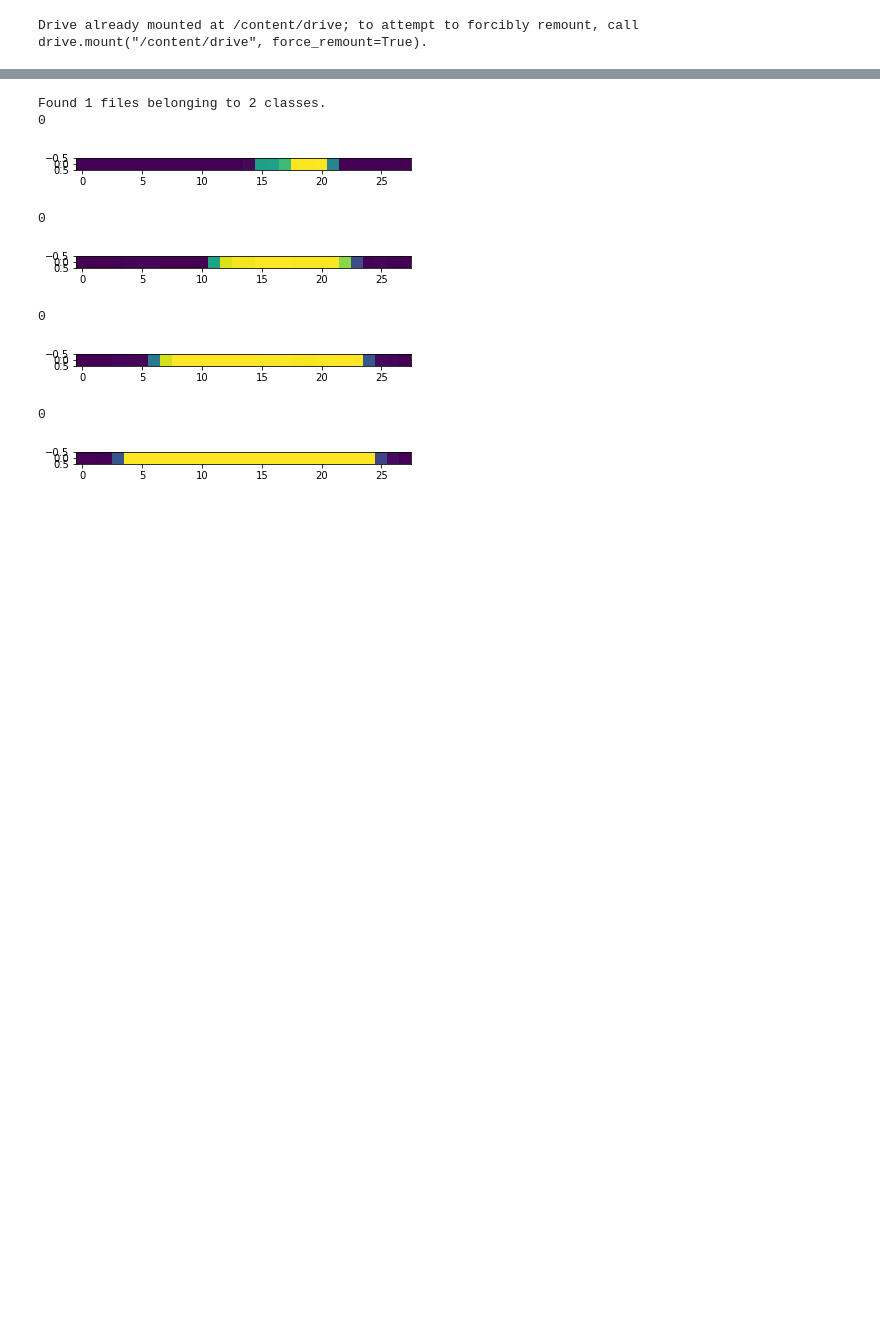
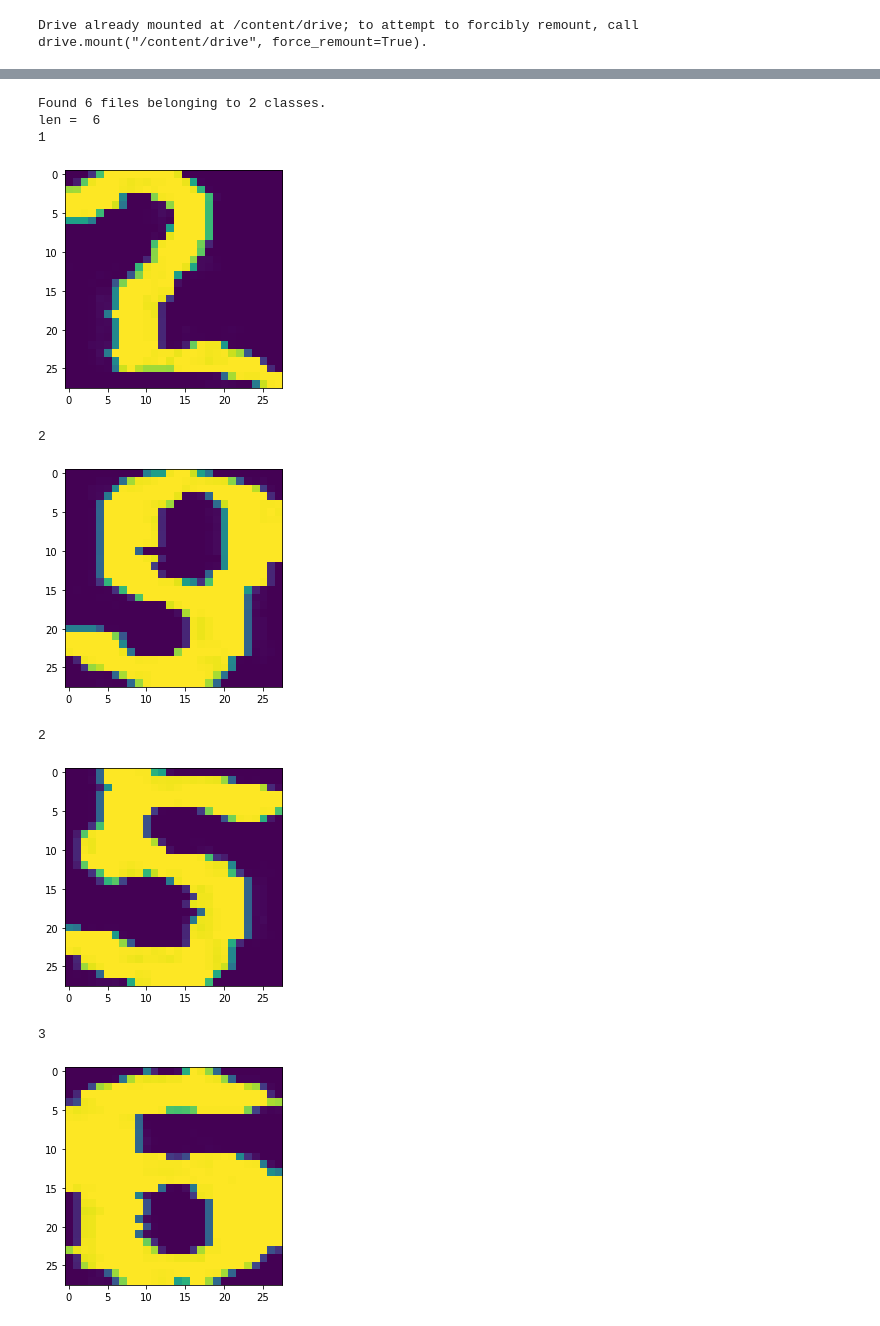
Before and after one commit to Samir-atra/license-plate-recognition, a Jupyter notebook: LPR/LPR.ipynb, the cells around one changed output, grey strips where cells are left out. Drawn from its saved outputs; the diff is of its cells as text; code cells hidden in the pictures; blank space fills up the shorter version.

```diff
--- a/LPR/LPR.ipynb
+++ b/LPR/LPR.ipynb
@@ -247,44 +247,47 @@ WARNING:absl:<keras.layers.recurrent.LSTMCell object at 0x...> has the same name
 # %%
 samp_path = pathlib.Path('/content/drive/MyDrive/imageai/LPDS/LP-detected-objects')
 
 sampl_path = tf.keras.utils.image_dataset_from_directory(
     samp_path,
     labels= 'inferred',
     seed= 1,
     batch_size=1,
     image_size=(28, 28),
     color_mode="grayscale",
     shuffle=False)
 
 loading_path = pathlib.Path('/content/drive/MyDrive/RNNTest/RNNSavedModels/')
 loaded_model = tf.keras.models.load_model(loading_path, compile=True)
 
 loaded_model.compile(
     optimizer='adam',
     loss=tf.losses.SparseCategoricalCrossentropy(),
     metrics=['accuracy'])
 
 sample_list = []
-for sample,label in sampl_path.take(1):
+for sample,label in sampl_path:
+    sample = np.array(sample)
+    sample = sample.reshape(1, 28, 28)                # not sure what
     sample_list.append(sample)
     continue
 
 sample_list = np.array(sample_list)
-shsample_list = sample_list.reshape(28, 1, 28)                       # found by understanding the error without it
-for sample in shsample_list:
-    predictions = loaded_model.predict(tf.expand_dims(sample, 0))
-    pred = np.argmax(predictions, axis=0)
+print("len = ", len(sample_list))
+for sample in sample_list:
+    predictions = loaded_model.predict(sample)
+    pred = np.argmax(predictions, axis=1)
     print(pred[0])
-    plt.imshow(sample)
+    plt.imshow(sample[0])
     plt.show()
 # %% [output]
-Found 1 files belonging to 2 classes.
-0
+Found 6 files belonging to 2 classes.
+len =  6
+1
-[figure, old version]
+[figure, new version]
-0
+2
-[figure, old version]
+[figure, new version]
-0
+2
-[figure, old version]
+[figure, new version]
-0
+3
-[figure, old version]
+[figure, new version]
 0
```
Also changed, not shown: parts of 3 cells of this notebook.
